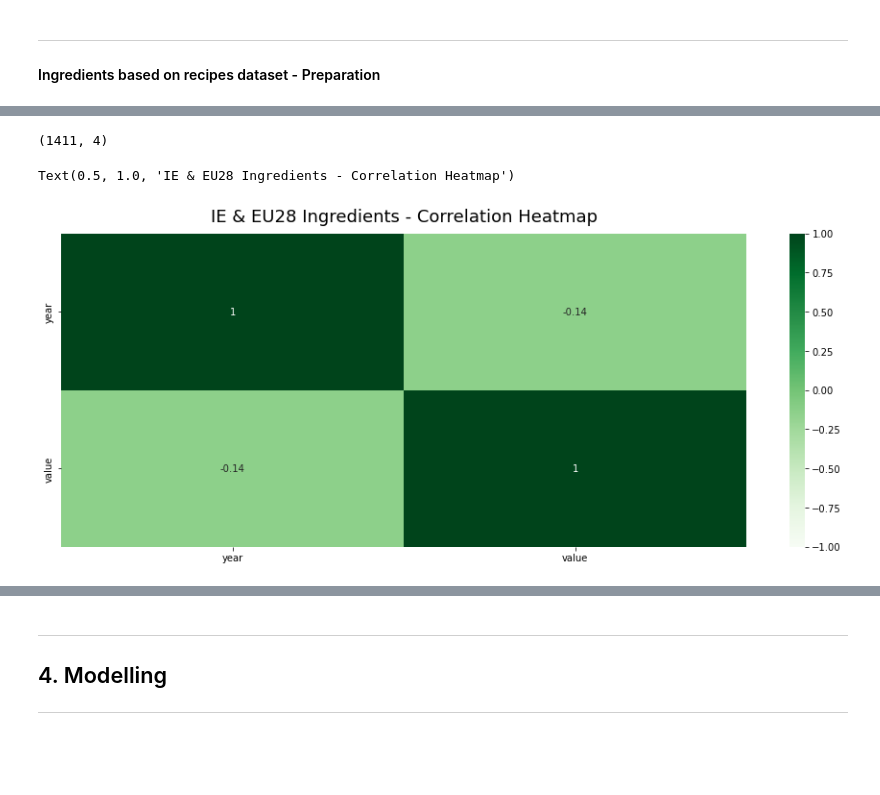
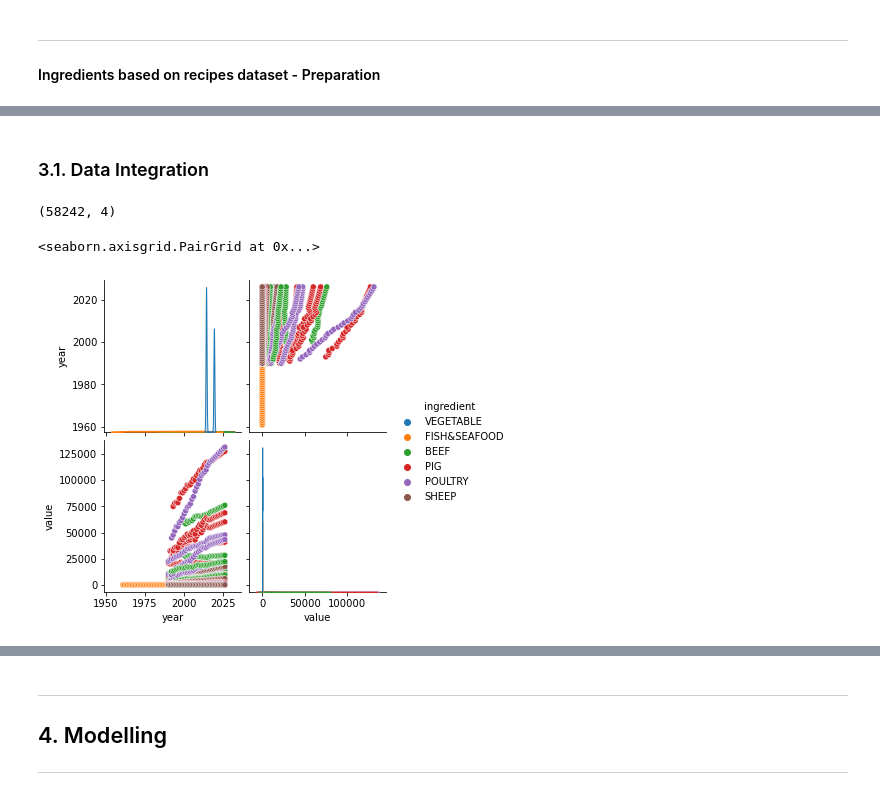
Before and after one commit to kellyc-j/MenuAssistance_project_y4, a Jupyter notebook: No. 2 Menu Assistance.ipynb, the cells around one changed output, grey strips where cells are left out. Saved outputs shown, nothing was run; the diff lists cells and outputs as text; code cells hidden in the pictures; blank space fills up the shorter version.

Commit message:
visualisation

```diff
--- a/No. 2 Menu Assistance.ipynb
+++ b/No. 2 Menu Assistance.ipynb
@@ -706,11 +682,2 @@ IE_EU28dataIngredients.head()
-# %%
-IE_EU28dataIngredients.shape
-# %% [output]
-(1411, 4)
-# %%
-plt.figure(figsize=(16,6))
-heatmap = sns.heatmap(IE_EU28dataIngredients.corr(), vmin=-1, vmax=1, annot=True, cmap='Greens')
-heatmap.set_title('IE & EU28 Ingredients - Correlation Heatmap', fontdict={'fontsize':18}, pad=12)
-# %% [output]
-Text(0.5, 1.0, 'IE & EU28 Ingredients - Correlation Heatmap')
-[figure, removed]
+# %% [markdown]
+### 3.1. Data Integration <a name="3.1"></a>
@@ -716,0 +687,9 @@ Text(0.5, 1.0, 'IE & EU28 Ingredients - Correlation Heatmap')
+# %%
+TOTALdataIngredients.shape
+# %% [output]
+(58242, 4)
+# %%
+sns.pairplot(TOTALdataIngredients, hue = 'ingredient')
+# %% [output]
+<seaborn.axisgrid.PairGrid at 0x...>
+[figure, added]
```
Also changed, not shown: parts of 72 cells of this notebook, 1 other file.
